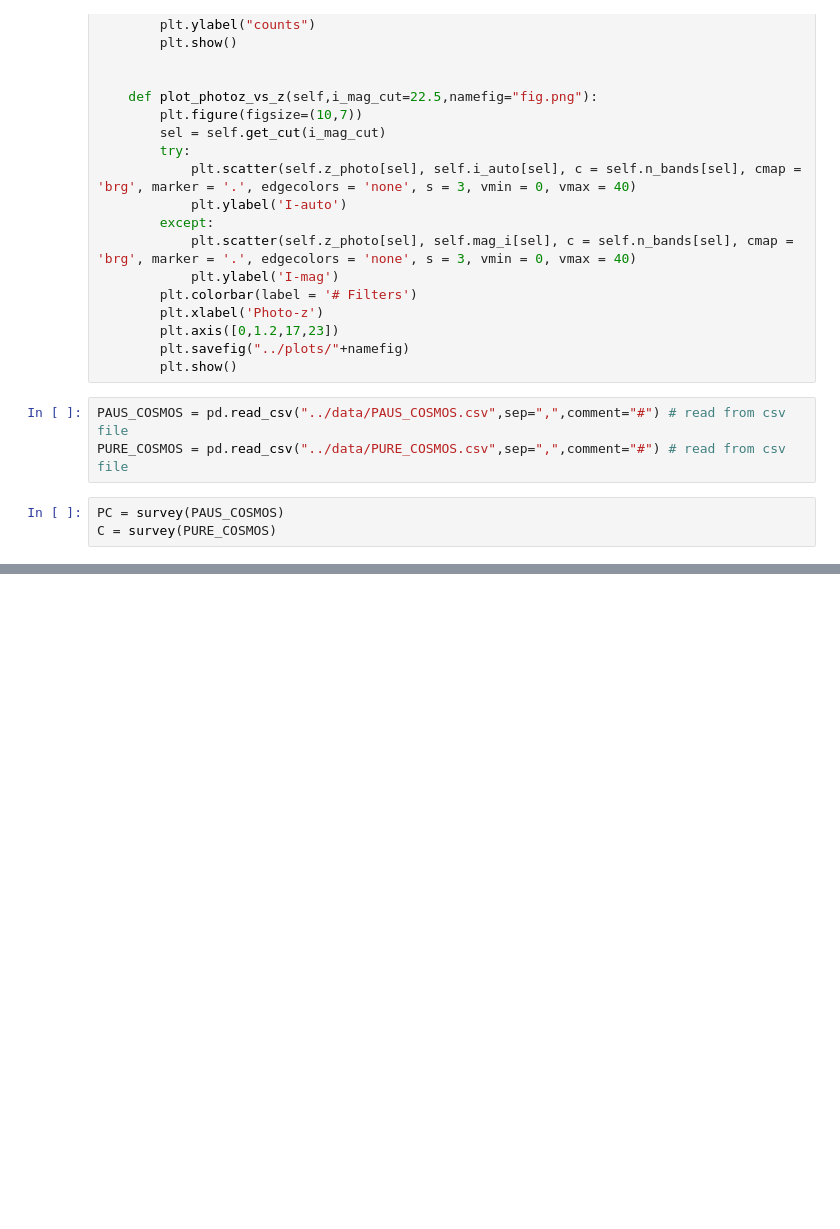
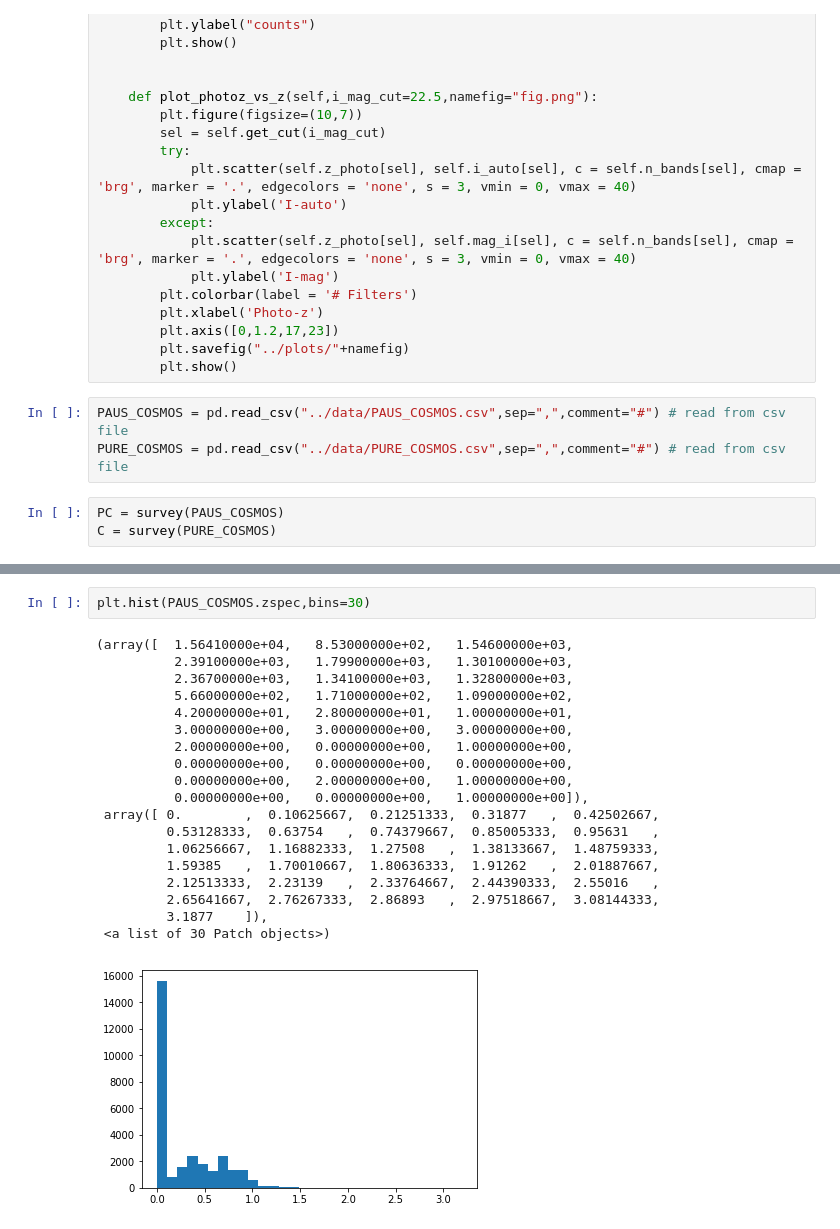
Before and after one commit to GiorgioManzoni/PAUS_code, a Jupyter notebook: 007_class_survey.ipynb, the cells around one changed output, grey strips where cells are left out. Cells and saved outputs as stored; diff of their text form; blank space fills up the shorter version.

```diff
--- a/007_class_survey.ipynb
+++ b/007_class_survey.ipynb
@@ -112,0 +113,22 @@ PC.plot_photoz_vs_z(i_mag_cut=22.5,namefig="PAUS_I_auto_z_cut22-5.png")
+# %%
+plt.hist(PAUS_COSMOS.zspec,bins=30)
+# %% [output]
+(array([  1.56410000e+04,   8.53000000e+02,   1.54600000e+03,
+          2.39100000e+03,   1.79900000e+03,   1.30100000e+03,
+          2.36700000e+03,   1.34100000e+03,   1.32800000e+03,
+          5.66000000e+02,   1.71000000e+02,   1.09000000e+02,
+          4.20000000e+01,   2.80000000e+01,   1.00000000e+01,
+          3.00000000e+00,   3.00000000e+00,   3.00000000e+00,
+          2.00000000e+00,   0.00000000e+00,   1.00000000e+00,
+          0.00000000e+00,   0.00000000e+00,   0.00000000e+00,
+          0.00000000e+00,   2.00000000e+00,   1.00000000e+00,
+          0.00000000e+00,   0.00000000e+00,   1.00000000e+00]),
+ array([ 0.        ,  0.10625667,  0.21251333,  0.31877   ,  0.42502667,
+         0.53128333,  0.63754   ,  0.74379667,  0.85005333,  0.95631   ,
+         1.06256667,  1.16882333,  1.27508   ,  1.38133667,  1.48759333,
+         1.59385   ,  1.70010667,  1.80636333,  1.91262   ,  2.01887667,
+         2.12513333,  2.23139   ,  2.33764667,  2.44390333,  2.55016   ,
+         2.65641667,  2.76267333,  2.86893   ,  2.97518667,  3.08144333,
+         3.1877    ]),
+ <a list of 30 Patch objects>)
+[figure, added]
```
Also changed, not shown: parts of 2 cells of this notebook.
